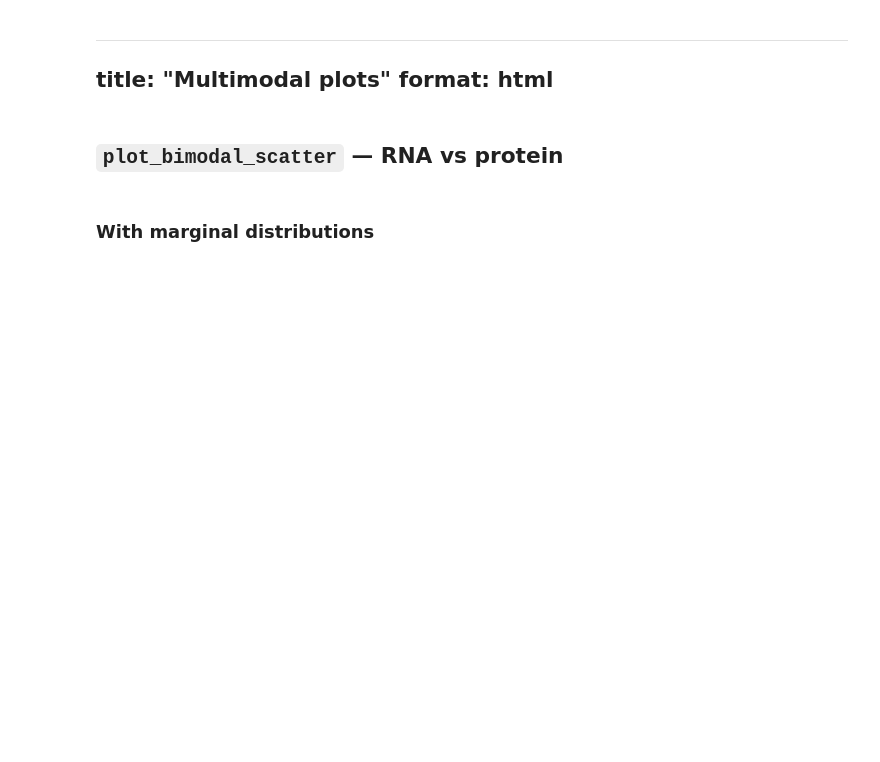
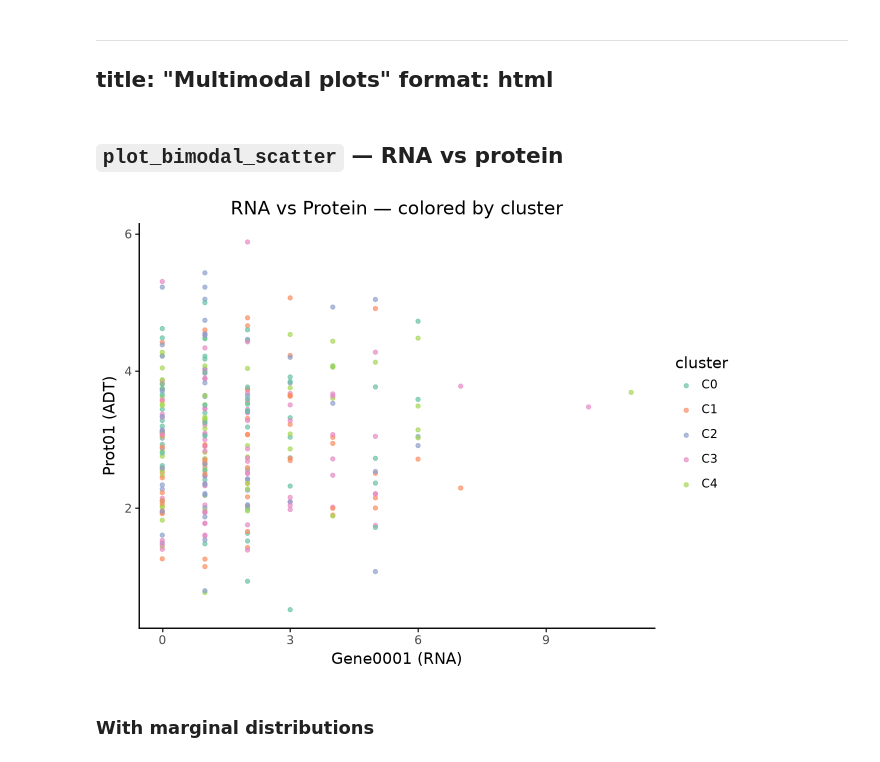
Before and after one commit to MaximilianNuber/ggnomics, a Jupyter notebook: examples/13_multimodal.ipynb, the cells around one changed output. Saved outputs shown, nothing was run; the diff lists cells and outputs as text; code cells hidden in the pictures; blank space fills up the shorter version.

```diff
--- a/examples/13_multimodal.ipynb
+++ b/examples/13_multimodal.ipynb
@@ -15,17 +15,19 @@ _m = importlib.util.module_from_spec(_spec); _spec.loader.exec_module(_m)
 # %%
 try:
     mdata = _m.make_mock_mudata(n_cells=300, n_rna=50, n_prot=10, seed=42)
     from ggnomics import plot_bimodal_scatter
 
     p = plot_bimodal_scatter(
         mdata, x_feature="Gene0001", y_feature="Prot01",
         x_mod="rna", y_mod="prot", color="cluster",
         title="RNA vs Protein — colored by cluster",
         x_label="Gene0001 (RNA)", y_label="Prot01 (ADT)",
     )
-    p
+    p.show()
 except ImportError as e:
     print(f"Skipped (mudata not installed): {e}")
+# %% [output]
+[figure, added]
 # %% [markdown]
 ### With marginal distributions
 # %%
```
Also changed, not shown: parts of 4 cells of this notebook, 43 other files.
